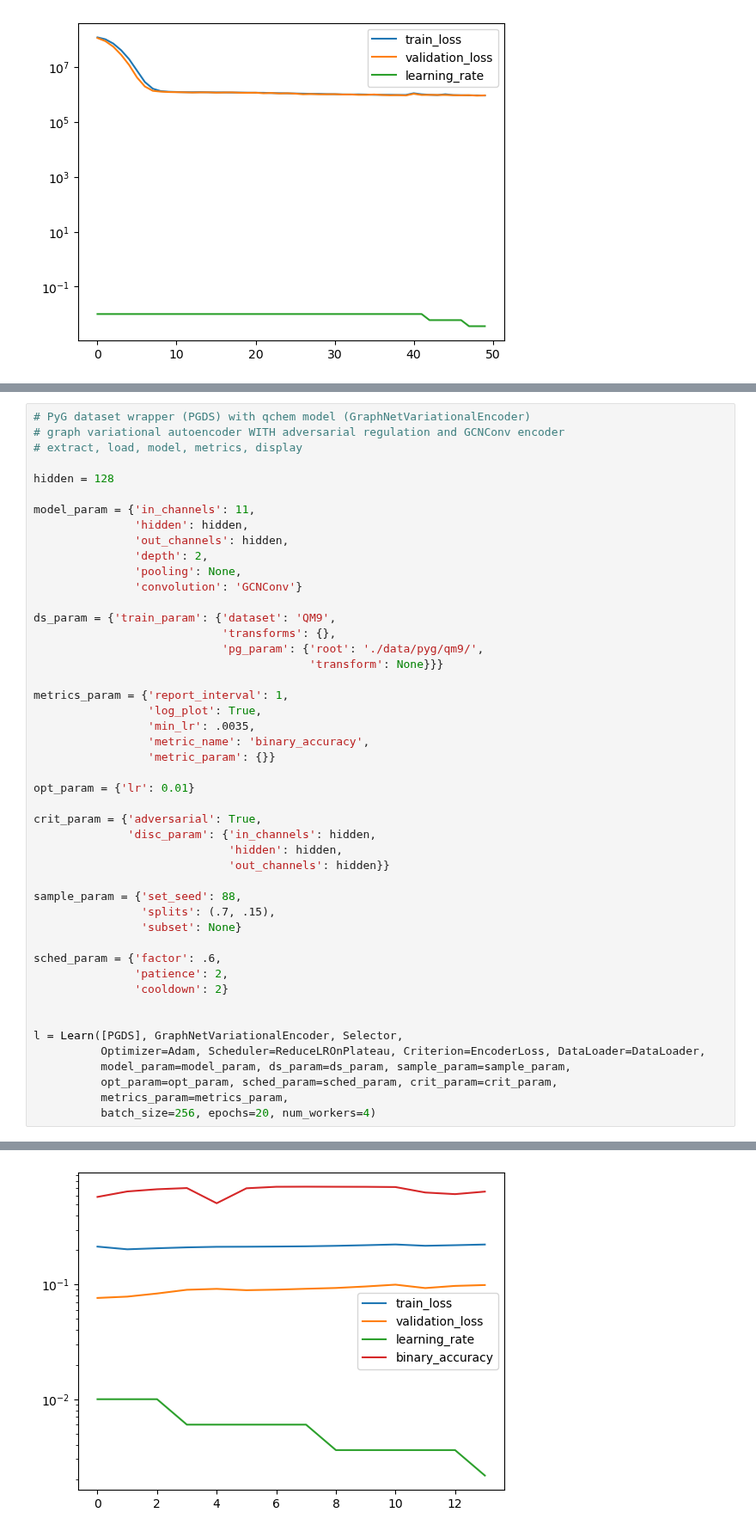
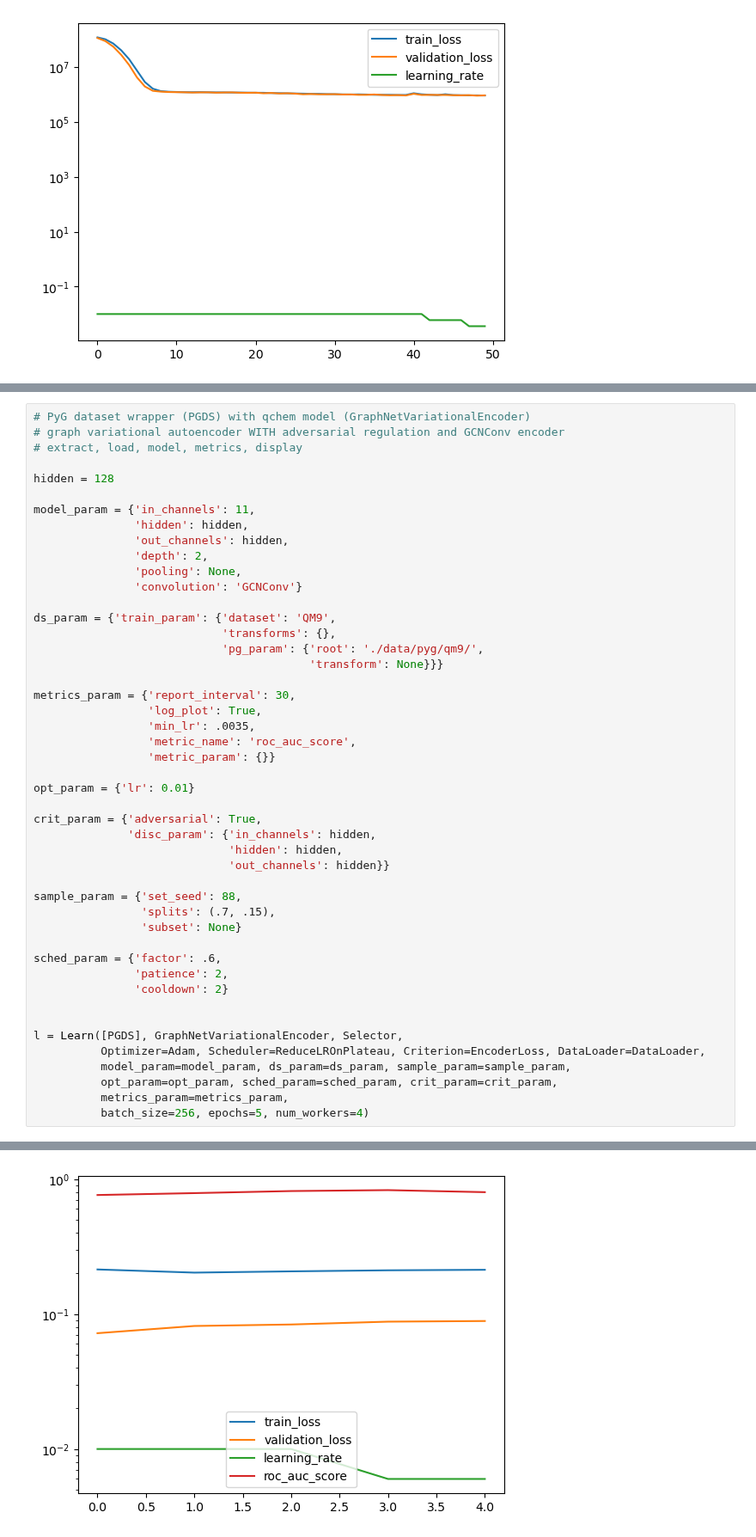
Before and after one commit to icanswim/qchem, a Jupyter notebook: experiment.ipynb, the cells around one changed output, grey strips where cells are left out. Shown at 86% size. Cells and saved outputs as stored; diff of their text form.

```diff
--- a/experiment.ipynb
+++ b/experiment.ipynb
@@ -930,10 +951,10 @@ ds_param = {'train_param': {'dataset': 'QM9',
                             'pg_param': {'root': './data/pyg/qm9/',
                                          'transform': None}}}
 
-metrics_param = {'report_interval': 1,
+metrics_param = {'report_interval': 30,
                  'log_plot': True,
                  'min_lr': .0035,
-                 'metric_name': 'binary_accuracy',
+                 'metric_name': 'roc_auc_score',
                  'metric_param': {}}
 
 opt_param = {'lr': 0.01}
@@ -957,7 +978,7 @@ l = Learn([PGDS], GraphNetVariationalEncoder, Selector,
           model_param=model_param, ds_param=ds_param, sample_param=sample_param,
           opt_param=opt_param, sched_param=sched_param, crit_param=crit_param,
           metrics_param=metrics_param,
-          batch_size=256, epochs=20, num_workers=4)
+          batch_size=256, epochs=5, num_workers=4)
 # %% [output]
 creating pytorch geometric QM9 dataset...
 CDataset created...
@@ -979,4 +1000,4 @@ binary_accuracy test metric: 0.6464651226997375
-[figure, old version]
+[figure, new version]
 # %%
 # PyG dataset wrapper (PGDS) with PyG model wrapper (PygModel)
 # extract, transform, load, model, metrics, display
```
Also changed, not shown: parts of 15 cells of this notebook, 2 other files.
